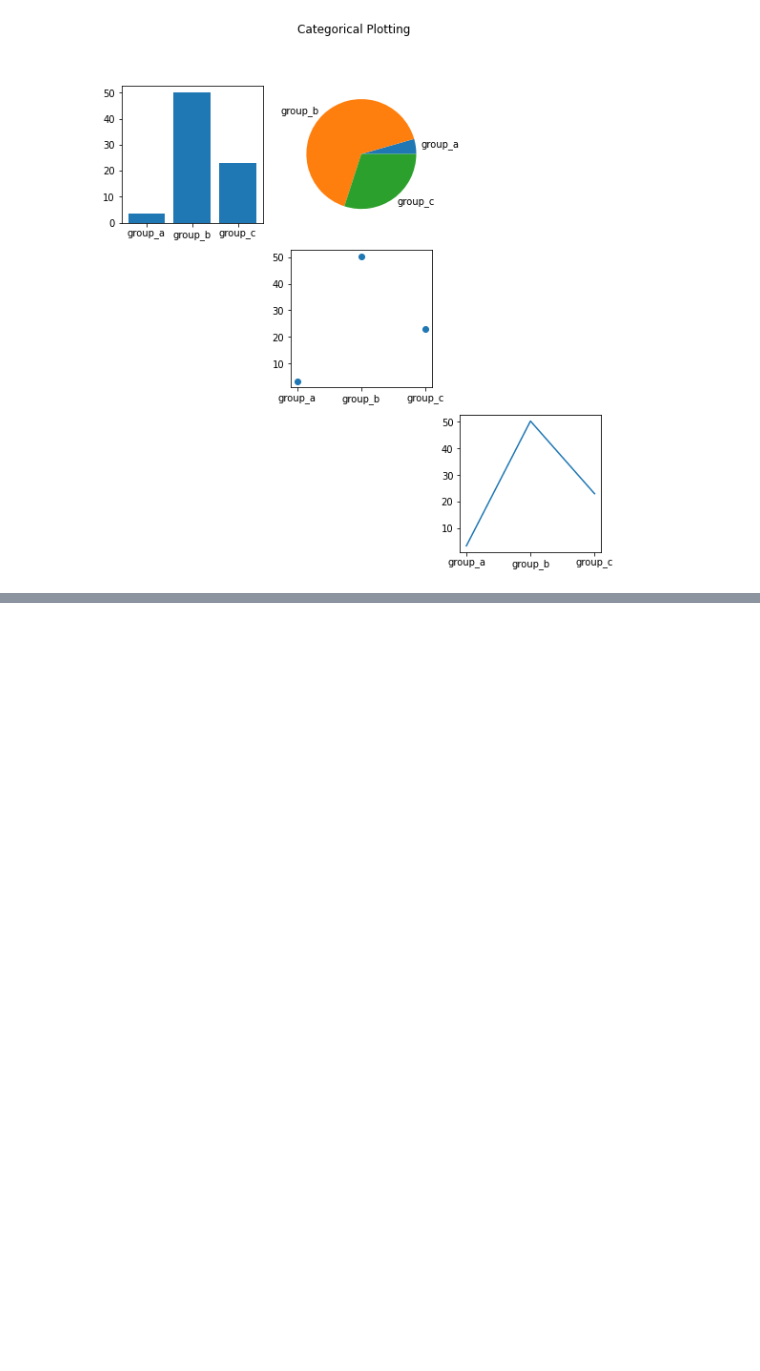
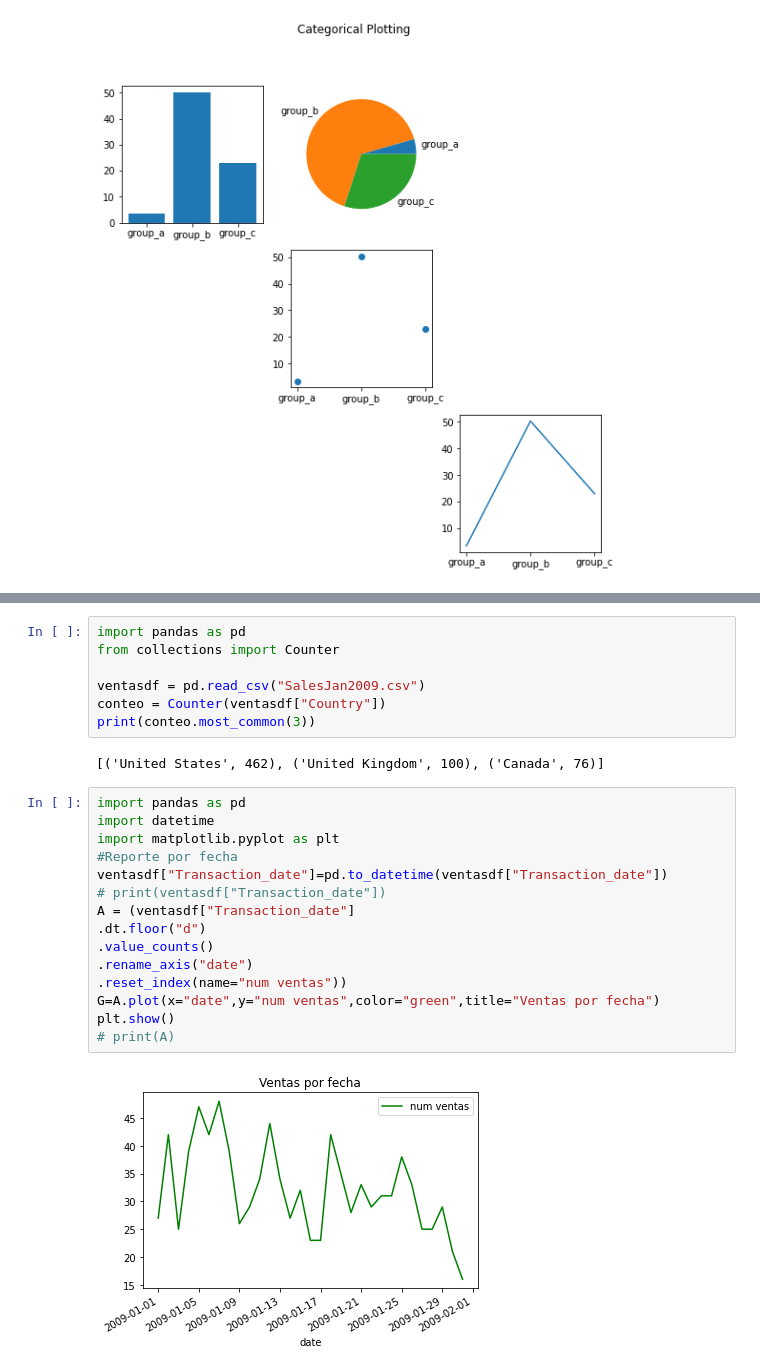
Before and after one commit to minticpro13/MisionTic2022, a Jupyter notebook: Librerias.ipynb, the cells around one changed output, grey strips where cells are left out. Cells and saved outputs as stored; diff of their text form; blank space fills up the shorter version.

```diff
--- a/Librerias.ipynb
+++ b/Librerias.ipynb
@@ -186,0 +231,26 @@ print(brics)
+# %%
+import pandas as pd
+from collections import Counter
+
+ventasdf = pd.read_csv("SalesJan2009.csv")
+conteo = Counter(ventasdf["Country"])
+print(conteo.most_common(3))
+# %% [output]
+[('United States', 462), ('United Kingdom', 100), ('Canada', 76)]
+# %%
+import pandas as pd
+import datetime
+import matplotlib.pyplot as plt
+#Reporte por fecha
+ventasdf["Transaction_date"]=pd.to_datetime(ventasdf["Transaction_date"])
+# print(ventasdf["Transaction_date"])
+A = (ventasdf["Transaction_date"]
+.dt.floor("d")
+.value_counts()
+.rename_axis("date")
+.reset_index(name="num ventas"))
+G=A.plot(x="date",y="num ventas",color="green",title="Ventas por fecha")
+plt.show()
+# print(A)
+# %% [output]
+[figure, added]
```
Also changed, not shown: parts of 5 cells of this notebook.
